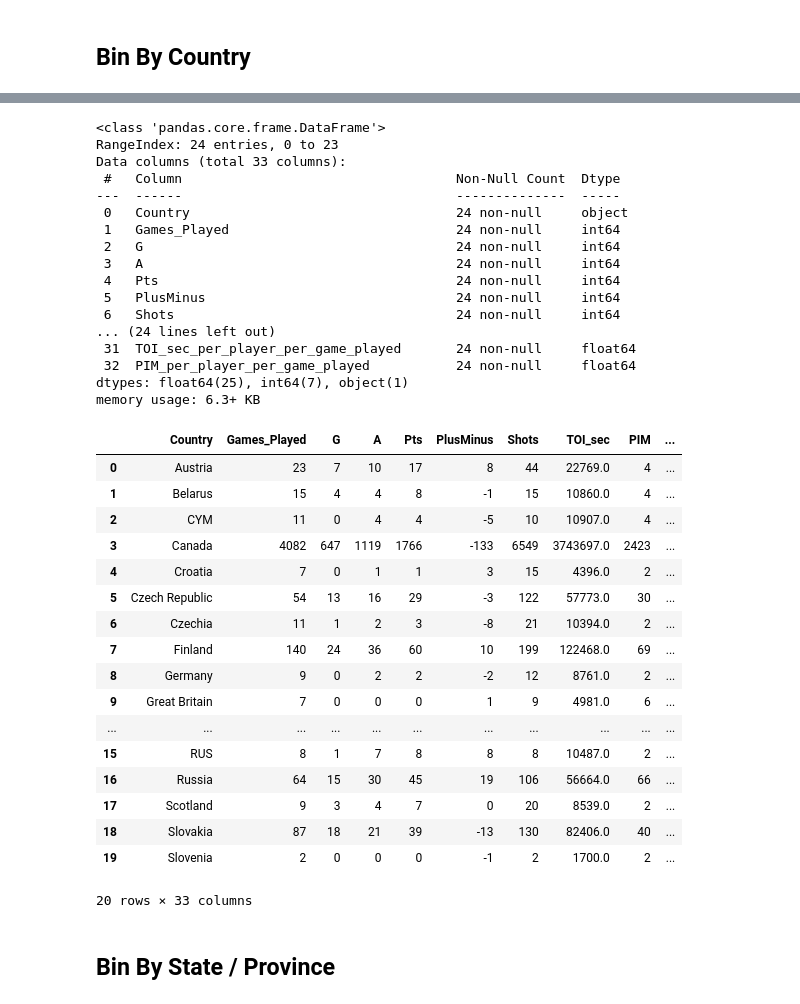
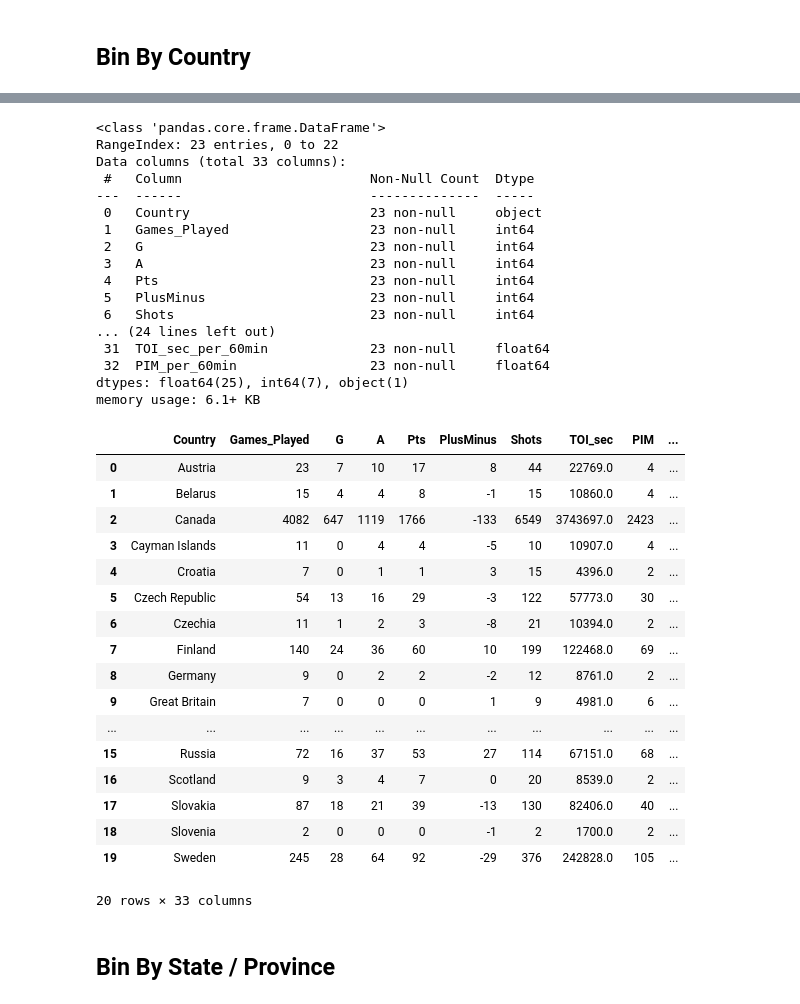
Before and after one commit to JSmith1826/college_hockey_2526, a Jupyter notebook: workbook/visualization_scripts/scoring_by_player_origin.ipynb, the cells around one changed output, grey strips where cells are left out. Drawn from its saved outputs; the diff is of its cells as text; code cells hidden in the pictures.

Commit message:
play origin significantly improved. Special cases are addresses in the scoring by origin workbook, need to add the rules into other origin workbook

```diff
--- a/workbook/visualization_scripts/scoring_by_player_origin.ipynb
+++ b/workbook/visualization_scripts/scoring_by_player_origin.ipynb
@@ -318,3 +340,8 @@ Name: count, dtype: int64
+# %%
+# Correct Maxon Vig - Team Cedar Rapids RoughRiders, League USHL
+## Couldn't do it before because he was not in original roster_df but now he is in merged_df
+merged_df.loc[merged_df["Clean_Player"] == "Maxon Vig", "Last Team"] = "Cedar Rapids RoughRiders"
+merged_df.loc[merged_df["Clean_Player"] == "Maxon Vig", "League"] = "USHL"
 # %% [markdown]
 ### Clean and Classify Previous Team / League columns
 - put into the same bins as used on the Team Construction Visual
@@ -572,8 +626,16 @@ for stat in agg_stats.keys():
 for stat in agg_stats.keys():
     agg_df[stat + "_per_player"] = agg_df[stat] / player_counts.values
 # agg_df
+
+## Use the Games_Played column to get per game averages for all stats
+for stat in agg_stats.keys():
+    agg_df[stat + "_per_game"] = agg_df[stat] / agg_df["Games_Played"]
+
+#### Calulate per 60 minutes stats for each aggregated stat
+for stat in agg_stats.keys():
+    agg_df[stat + "_per_60min"] = (agg_df[stat] / agg_df["TOI_sec"]) * 3600
-# %%
-## Use the Games_Played column to get per game averages for all stats
-for stat in agg_stats.keys():
-    agg_df[stat + "_per_player_per_game_played"] = agg_df[stat] / agg_df["Games_Played"]
+# %%
+#### Calulate per 60 minutes stats for each aggregated stat
+for stat in agg_stats.keys():
+    agg_df[stat + "_per_60min"] = (agg_df[stat] / (agg_df["TOI_sec"]) * 3600)
 # %%
@@ -676,42 +734,42 @@ country_player_counts = (df["Country"]
 # %%
-## Calculate rate stats per 60 minutes for each aggregated stat by Country
-for stat in country_agg_stats.keys():
-    country_agg_df[stat + "_per_60min"] = (country_agg_df[stat] / country_agg_df["TOI_sec"]) * 3600
-
 ## Calculate per player averages for each aggregated stat by Country
 country_player_counts = country_player_counts.reindex(country_agg_df["Country"])
 for stat in country_agg_stats.keys():
     country_agg_df[stat + "_per_player"] = country_agg_df[stat] / country_player_counts.values
 
 # Calculate per game averages for each aggregated stat by Country
 for stat in country_agg_stats.keys():
-    country_agg_df[stat + "_per_player_per_game_played"] = country_agg_df[stat] / country_agg_df["Games_Played"]
+    country_agg_df[stat + "_per_game_played"] = country_agg_df[stat] / country_agg_df["Games_Played"]
+
+## Calculate rate stats per 60 minutes for each aggregated stat by Country
+for stat in country_agg_stats.keys():
+    country_agg_df[stat + "_per_60min"] = (country_agg_df[stat] / country_agg_df["TOI_sec"]) * 3600
 
 country_agg_df.info()
 country_agg_df.head(20)
 # %% [output]
 <class 'pandas.core.frame.DataFrame'>
-RangeIndex: 24 entries, 0 to 23
+RangeIndex: 23 entries, 0 to 22
 Data columns (total 33 columns):
- #   Column                                   Non-Null Count  Dtype
----  ------                                   --------------  -----
- 0   Country                                  24 non-null     object
- 1   Games_Played                             24 non-null     int64
- 2   G                                        24 non-null     int64
- 3   A                                        24 non-null     int64
- 4   Pts                                      24 non-null     int64
- 5   PlusMinus                                24 non-null     int64
- 6   Shots                                    24 non-null     int64
+ #   Column                        Non-Null Count  Dtype
+---  ------                        --------------  -----
+ 0   Country                       23 non-null     object
+ 1   Games_Played                  23 non-null     int64
+ 2   G                             23 non-null     int64
+ 3   A                             23 non-null     int64
+ 4   Pts                           23 non-null     int64
+ 5   PlusMinus                     23 non-null     int64
+ 6   Shots                         23 non-null     int64
 ... (24 lines left out)
- 31  TOI_sec_per_player_per_game_played       24 non-null     float64
- 32  PIM_per_player_per_game_played           24 non-null     float64
+ 31  TOI_sec_per_60min             23 non-null     float64
+ 32  PIM_per_60min                 23 non-null     float64
 dtypes: float64(25), int64(7), object(1)
-memory usage: 6.3+ KB
+memory usage: 6.1+ KB
 |  | Country | Games_Played | G | A | Pts | PlusMinus | Shots | TOI_sec | PIM | ... |
 | 0 | Austria | 23 | 7 | 10 | 17 | 8 | 44 | 22769.0 | 4 | ... |
 | 1 | Belarus | 15 | 4 | 4 | 8 | -1 | 15 | 10860.0 | 4 | ... |
-| 2 | CYM | 11 | 0 | 4 | 4 | -5 | 10 | 10907.0 | 4 | ... |
-| 3 | Canada | 4082 | 647 | 1119 | 1766 | -133 | 6549 | 3743697.0 | 2423 | ... |
+| 2 | Canada | 4082 | 647 | 1119 | 1766 | -133 | 6549 | 3743697.0 | 2423 | ... |
+| 3 | Cayman Islands | 11 | 0 | 4 | 4 | -5 | 10 | 10907.0 | 4 | ... |
 | 4 | Croatia | 7 | 0 | 1 | 1 | 3 | 15 | 4396.0 | 2 | ... |
 | 5 | Czech Republic | 54 | 13 | 16 | 29 | -3 | 122 | 57773.0 | 30 | ... |
 | 6 | Czechia | 11 | 1 | 2 | 3 | -8 | 21 | 10394.0 | 2 | ... |
@@ -719,11 +777,11 @@ memory usage: 6.3+ KB
 | 8 | Germany | 9 | 0 | 2 | 2 | -2 | 12 | 8761.0 | 2 | ... |
 | 9 | Great Britain | 7 | 0 | 0 | 0 | 1 | 9 | 4981.0 | 6 | ... |
 | ... | ... | ... | ... | ... | ... | ... | ... | ... | ... | ... |
-| 15 | RUS | 8 | 1 | 7 | 8 | 8 | 8 | 10487.0 | 2 | ... |
-| 16 | Russia | 64 | 15 | 30 | 45 | 19 | 106 | 56664.0 | 66 | ... |
-| 17 | Scotland | 9 | 3 | 4 | 7 | 0 | 20 | 8539.0 | 2 | ... |
-| 18 | Slovakia | 87 | 18 | 21 | 39 | -13 | 130 | 82406.0 | 40 | ... |
-| 19 | Slovenia | 2 | 0 | 0 | 0 | -1 | 2 | 1700.0 | 2 | ... |
+| 15 | Russia | 72 | 16 | 37 | 53 | 27 | 114 | 67151.0 | 68 | ... |
+| 16 | Scotland | 9 | 3 | 4 | 7 | 0 | 20 | 8539.0 | 2 | ... |
+| 17 | Slovakia | 87 | 18 | 21 | 39 | -13 | 130 | 82406.0 | 40 | ... |
+| 18 | Slovenia | 2 | 0 | 0 | 0 | -1 | 2 | 1700.0 | 2 | ... |
+| 19 | Sweden | 245 | 28 | 64 | 92 | -29 | 376 | 242828.0 | 105 | ... |
 20 rows × 33 columns
 # %% [markdown]
 ## Bin By State / Province
```
Also changed, not shown: parts of 22 cells of this notebook.
